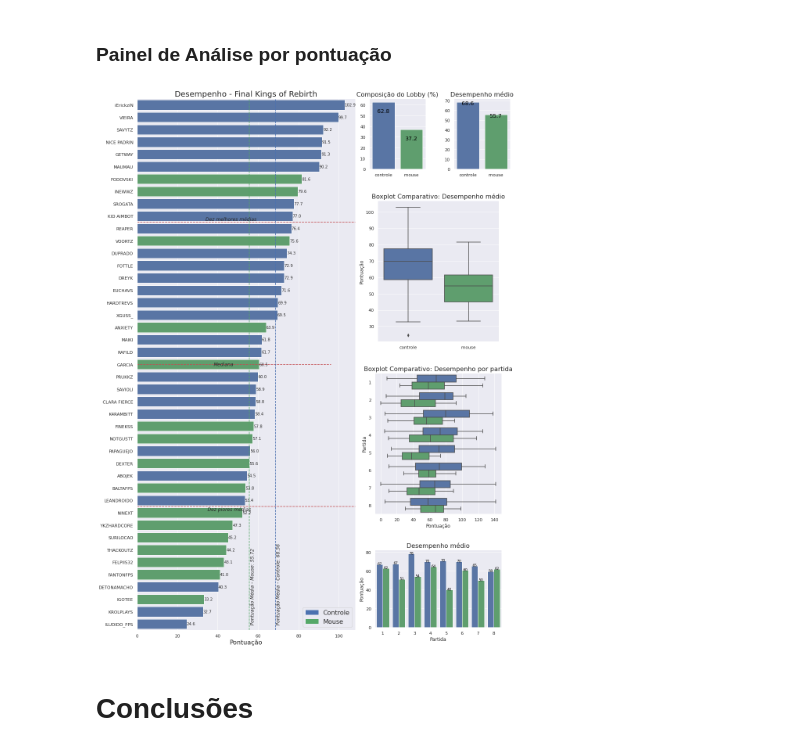
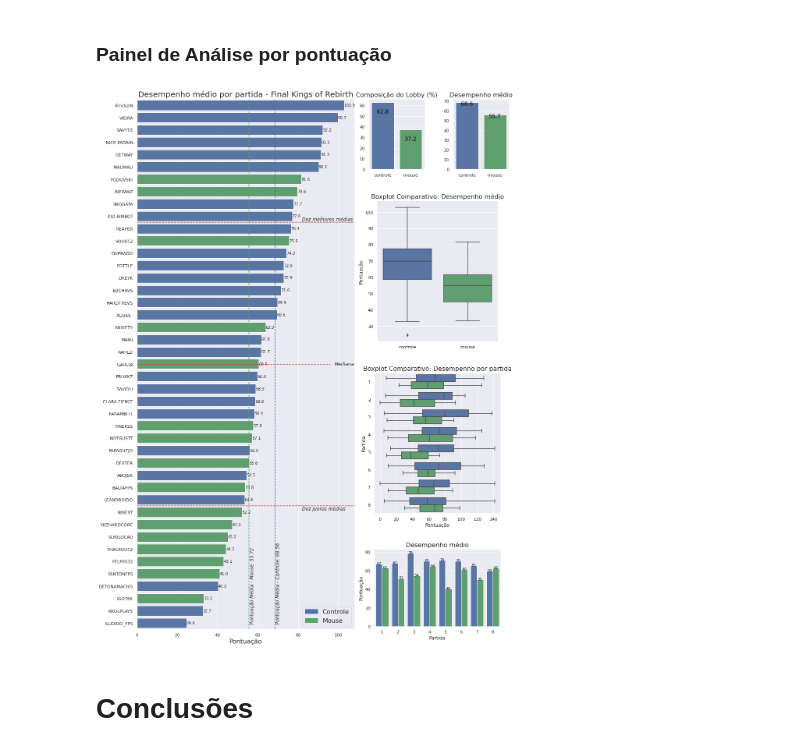
Before and after one commit to GodoyLucas/king_of_rebirth, a Jupyter notebook: Notebooks/King_of_Rebirth_Final.ipynb, the cells around one changed output. Cells and saved outputs as stored; diff of their text form; code cells hidden in the pictures.

Commit message:
Readequando painel de desempenho

```diff
--- a/Notebooks/King_of_Rebirth_Final.ipynb
+++ b/Notebooks/King_of_Rebirth_Final.ipynb
@@ -787,7 +787,7 @@ plot = sns.barplot(data=dados,
 
 
 # Definindo título e eixos:
-ax.set_title('Desempenho - Final Kings of Rebirth', fontsize=20)
+ax.set_title('Desempenho médio por partida - Final Kings of Rebirth', fontsize=20)
 ax.set_ylabel('')
 ax.set_xlabel('Pontuação', fontsize=16)
 
@@ -808,15 +808,15 @@ for i in plot.patches:
 
 dez_superiores = posicoes_barras[9] + y_barra / 2
 plt.axhline(dez_superiores + 0.1, 0, 1, color='r', **{'ls': 'dashed'})
-ax.text(34, dez_superiores - 0.05, 'Dez melhores médias', style='italic')
+ax.text(82, dez_superiores - 0.05, 'Dez melhores médias', style='italic')
 
 mediano = posicoes_barras[int(len(posicoes_barras) /2)]
 plt.axhline(mediano, 0, 0.89, color='r', **{'ls': 'dashed'})
-ax.text(38, mediano + 0.1, 'Mediana', style='italic')
+ax.text(98, mediano + 0.1, 'Mediana', style='italic')
 
 dez_inferiores = posicoes_barras[int(len(posicoes_barras))-10] - y_barra / 2
 plt.axhline(dez_inferiores - 0.1, 0, 1, color='r', **{'ls': 'dashed'})
-ax.text(35, dez_inferiores + 0.25, 'Dez piores médias', style='italic')
+ax.text(82, dez_inferiores + 0.25, 'Dez piores médias', style='italic')
 
 
 # Definindo linhas auxiliares verticais:
@@ -870,34 +870,34 @@ boxplot_desempenho.set_title('Boxplot Comparativo: Desempenho médio', fontsize=
 boxplot_desempenho.set_ylabel('Pontuação')
 boxplot_desempenho.set_xlabel('')
 
 
 # Adicionando gráfico auxiliar 4:
 boxplot_kills_partidas = fig.add_axes([0.97, 0.29, 0.45, 0.2])
 sns.boxplot(data=final_analise.sort_values('input'), y='partida', x='pontuacao', hue='input', palette=['b', 'g'], orient='h', showfliers = False)
 boxplot_kills_partidas.set_title('Boxplot Comparativo: Desempenho por partida', fontsize=16)
 boxplot_kills_partidas.set_ylabel('Partida')
 boxplot_kills_partidas.set_xlabel('Pontuação')
 plt.legend([], [], frameon=False)
 
 
 # Adicionando gráfico auxiliar 5:
 bar_kills_partidas = fig.add_axes([0.97, 0.129, 0.45, 0.11])
 sns.barplot(data=final_analise.sort_values('input'), x='partida', y='pontuacao', hue='input', palette=['b', 'g'], ci = False)
 bar_kills_partidas.set_title('Desempenho médio', fontsize=16)
 bar_kills_partidas.set_xlabel('Partida')
 bar_kills_partidas.set_ylabel('Pontuação')
 plt.legend([], [], frameon=False)
 
 for i in bar_kills_partidas.patches:
   rotulo_dados = int(i.get_height().round(1))
   bar_kills_partidas.annotate(rotulo_dados,
                 (i.get_x() + i.get_width() / 2, i.get_height()-0.4),
                 ha='center', fontsize = 9, color='black')
 
 # Plotando:
 plt.show(plot)
 # %% [output]
-[figure, old version]
+[figure, new version]
 # %% [markdown]
 # Conclusões
 # %% [markdown]
```
